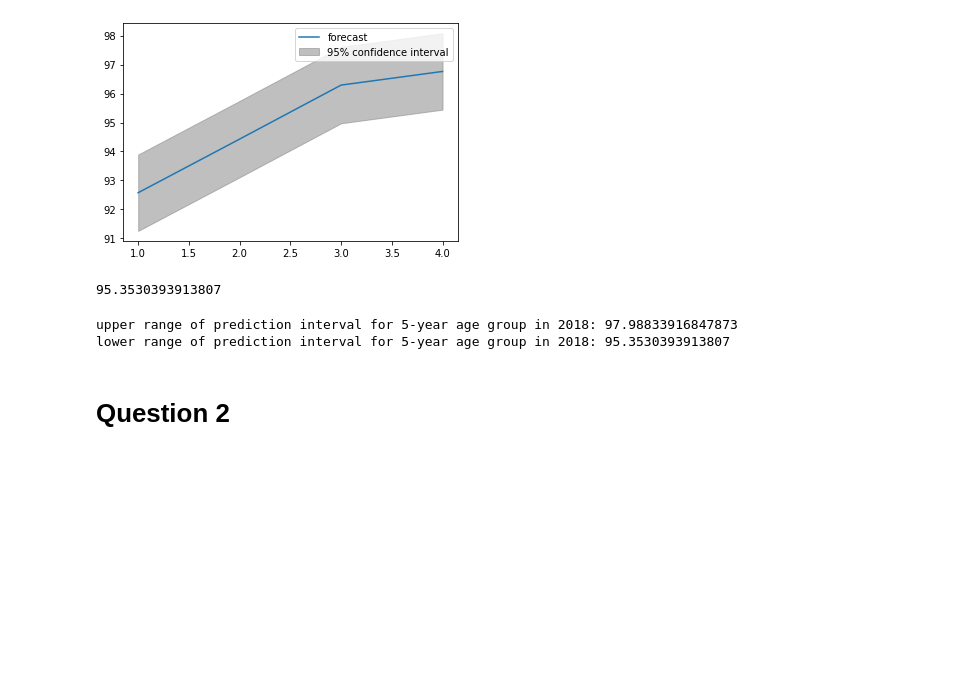
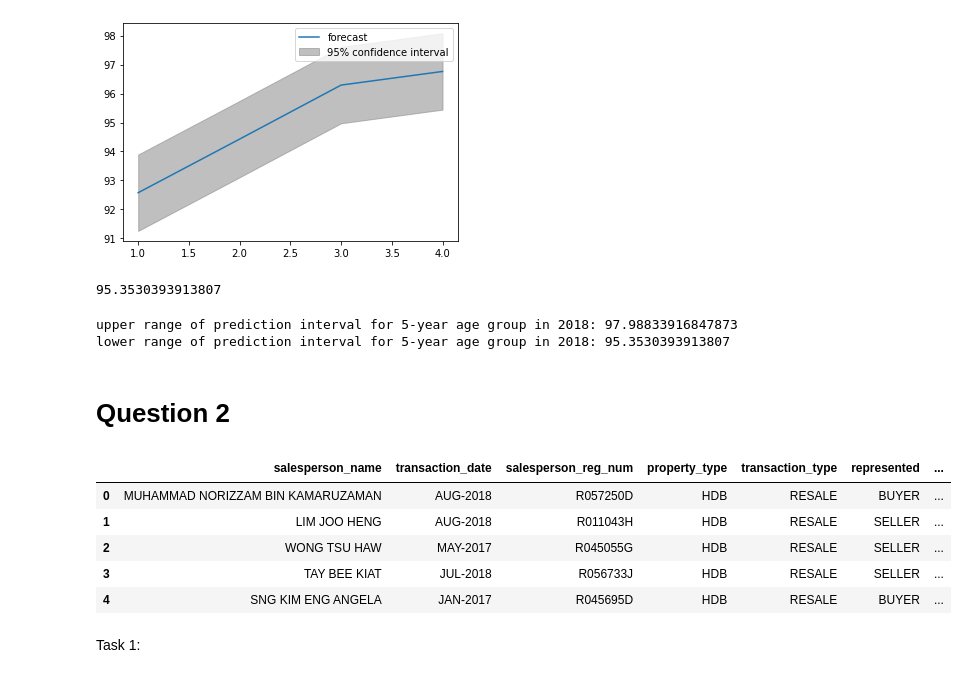
Before and after one commit to bennychanya/Govtech_TAP, a Jupyter notebook: Section_1.ipynb, the cells around one changed output. Saved outputs shown, nothing was run; the diff lists cells and outputs as text; code cells hidden in the pictures; blank space fills up the shorter version.

Commit message:
Complete Question 2-Task 1

```diff
--- a/Section_1.ipynb
+++ b/Section_1.ipynb
@@ -98,3 +98,15 @@ upper range of prediction interval for 5-year age group in 2018: 97.988339168478
 lower range of prediction interval for 5-year age group in 2018: 95.3530393913807
 # %% [markdown]
 # Question 2
+# %%
+df = pd.read_csv('cea-salespersons-property-transaction-records-residential.csv')
+df.head()
+# %% [output]
+|  | salesperson_name | transaction_date | salesperson_reg_num | property_type | transaction_type | represented | ... |
+| 0 | MUHAMMAD NORIZZAM BIN KAMARUZAMAN | AUG-2018 | R057250D | HDB | RESALE | BUYER | ... |
+| 1 | LIM JOO HENG | AUG-2018 | R011043H | HDB | RESALE | SELLER | ... |
+| 2 | WONG TSU HAW | MAY-2017 | R045055G | HDB | RESALE | SELLER | ... |
+| 3 | TAY BEE KIAT | JUL-2018 | R056733J | HDB | RESALE | SELLER | ... |
+| 4 | SNG KIM ENG ANGELA | JAN-2017 | R045695D | HDB | RESALE | BUYER | ... |
+# %% [markdown]
+Task 1:
```
Also changed, not shown: parts of 6 cells of this notebook.
